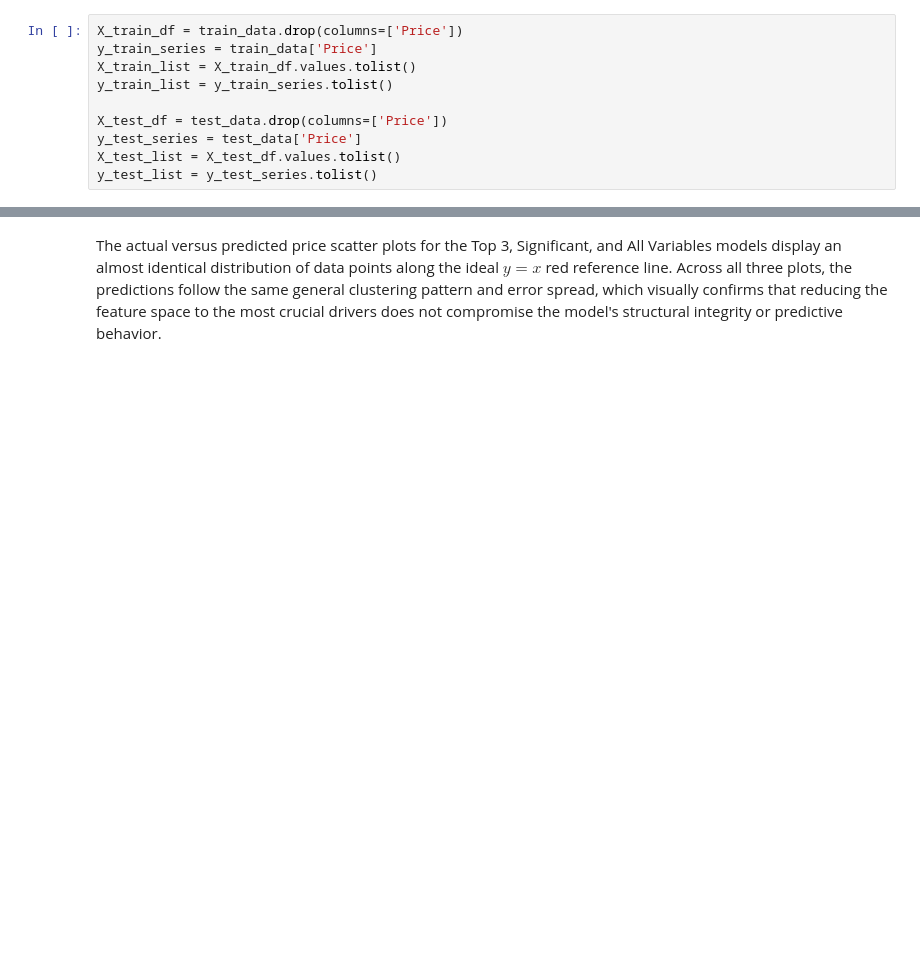
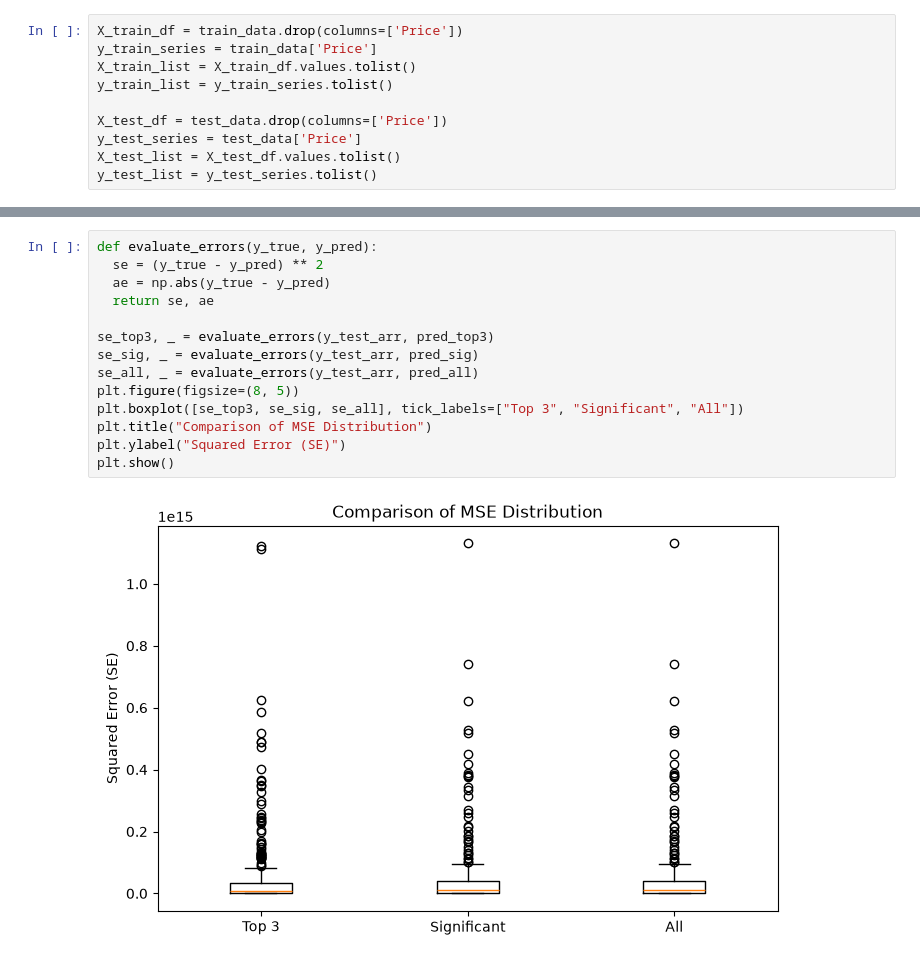
Before and after one commit to polinichcka-coding/Machine-Learning-subject, a Jupyter notebook: ML_lab1/lab1_final.ipynb, the cells around one changed output, grey strips where cells are left out. Cells and saved outputs as stored; diff of their text form; blank space fills up the shorter version.

```diff
--- a/ML_lab1/lab1.ipynb
+++ b/ML_lab1/lab1_final.ipynb
@@ -759,2 +866,16 @@ i. Significant Variables 1.404466e+14 1.185102e+07 9.603466e+06
-# %% [markdown]
-The actual versus predicted price scatter plots for the Top 3, Significant, and All Variables models display an almost identical distribution of data points along the ideal $y = x$ red reference line. Across all three plots, the predictions follow the same general clustering pattern and error spread, which visually confirms that reducing the feature space to the most crucial drivers does not compromise the model's structural integrity or predictive behavior.
+# %%
+def evaluate_errors(y_true, y_pred):
+  se = (y_true - y_pred) ** 2
+  ae = np.abs(y_true - y_pred)
+  return se, ae
+
+se_top3, _ = evaluate_errors(y_test_arr, pred_top3)
+se_sig, _ = evaluate_errors(y_test_arr, pred_sig)
+se_all, _ = evaluate_errors(y_test_arr, pred_all)
+plt.figure(figsize=(8, 5))
+plt.boxplot([se_top3, se_sig, se_all], tick_labels=["Top 3", "Significant", "All"])
+plt.title("Comparison of MSE Distribution")
+plt.ylabel("Squared Error (SE)")
+plt.show()
+# %% [output]
+[figure, added]
```
Also changed, not shown: parts of 50 cells of this notebook, 5 other files.
